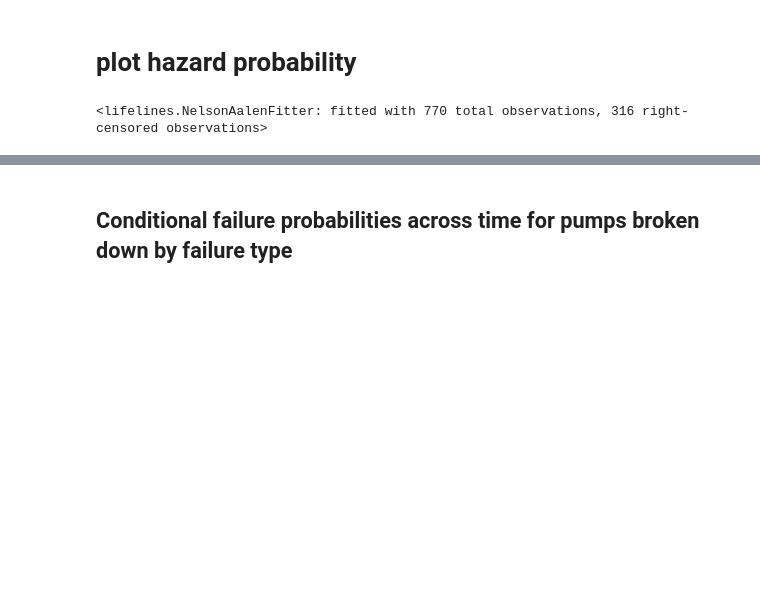
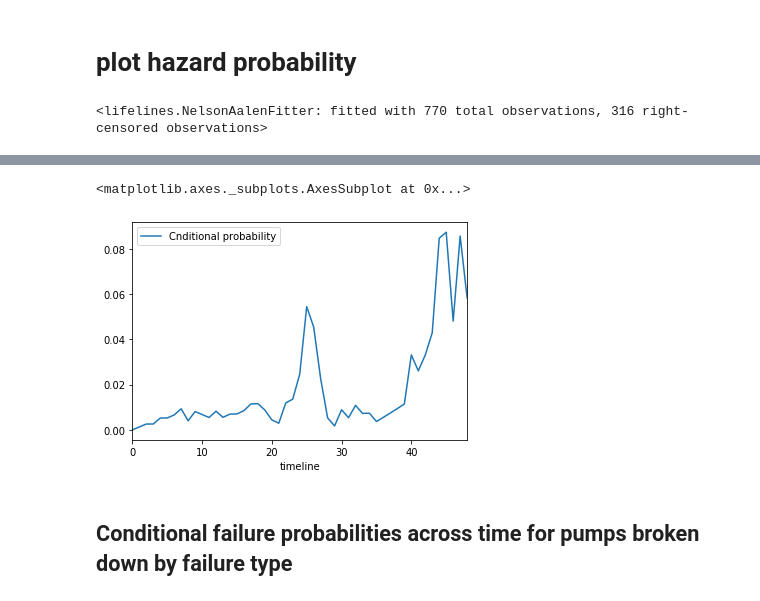
Before and after one commit to luwu29/IAA_profiles, a Jupyter notebook: Survival Analysis.ipynb, the cells around one changed output, grey strips where cells are left out. Cells and saved outputs as stored; diff of their text form; code cells hidden in the pictures; blank space fills up the shorter version.

```diff
--- a/Survival Analysis.ipynb
+++ b/Survival Analysis.ipynb
@@ -253,6 +244,5 @@ Text(0, 0.5, 'Conditional failure probabilities')
-# %%
-naf.fit(durations[i3], event_observed[i3], label='Surge failure')
-#caculate Conditional failure probabilities
-cumu=pd.DataFrame(naf.cumulative_hazard_)
-cumu=cumu.diff().fillna(0)
-a3=cumu.plot()t(ax=a2)
+# %%
+cumu=pd.DataFrame(naf.cumulative_hazard_)
+cumu_differ=cumu.diff().fillna(0)
+cumu_differ=cumu_differ.rename(columns={"NA_estimate": "Cnditional probability"})
+cumu_differ#conditional probability?
@@ -259,2 +268,7 @@ a3=cumu.plot()t(ax=a2)
+# %%
+cumu_differ.plot()
+# %% [output]
+<matplotlib.axes._subplots.AxesSubplot at 0x...>
+[figure, added]
 # %% [markdown]
 ##  Conditional failure probabilities across time for pumps broken down by failure type
```
Also changed, not shown: parts of 8 cells of this notebook.
